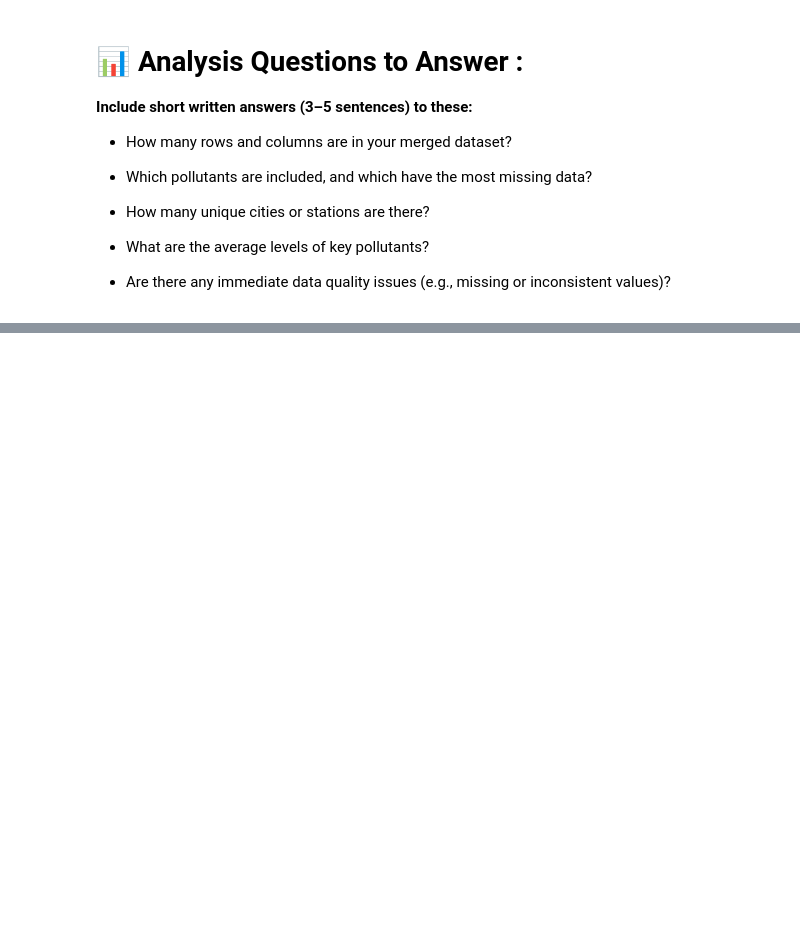
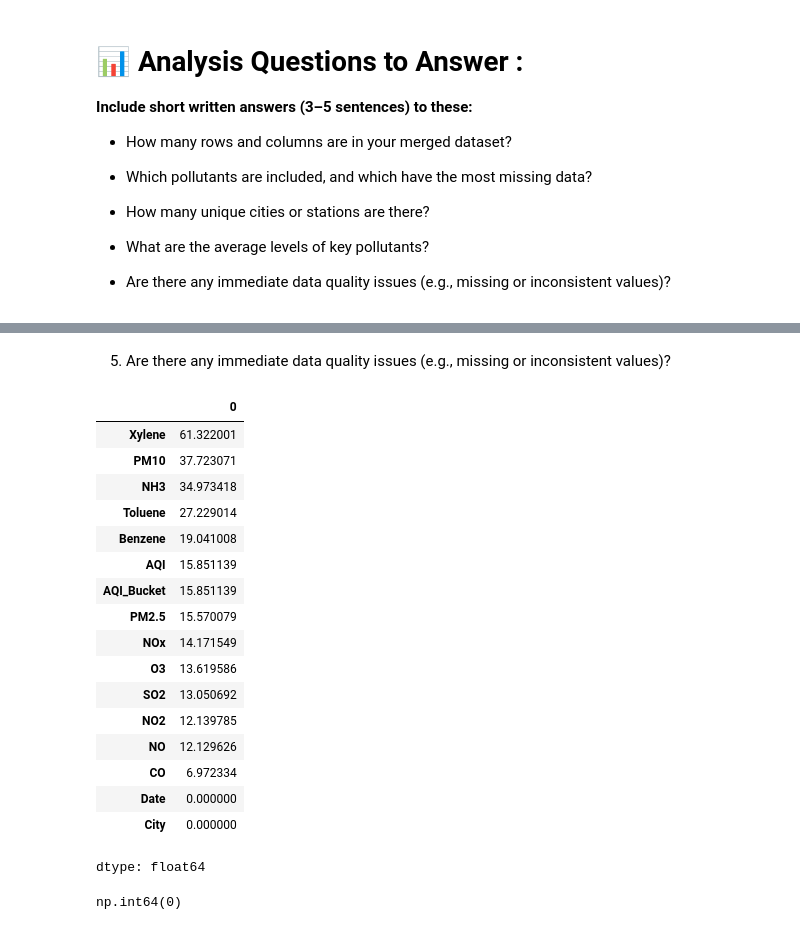
Before and after one commit to suryautharakumar/CMP7005_Programming_for_Data_Analysis, a Jupyter notebook: Week5_workshop4__Pandas_Part2.ipynb, the cells around one changed output, grey strips where cells are left out. Drawn from its saved outputs; the diff is of its cells as text; code cells hidden in the pictures; blank space fills up the shorter version.

```diff
--- a/Week5_workshop4__Pandas_Part2.ipynb
+++ b/Week5_workshop4__Pandas_Part2.ipynb
@@ -140,7 +132,0 @@ drive_path = '/content/drive/MyDrive/Semester1_25/Beijing air quality'
-# %%
-dataframes = []
-for filename in os.listdir(drive_path):
-    if filename.endswith('.csv'):  # Check if the file is a CSV file
-        file_path = os.path.join(drive_path, filename)
-        df = pd.read_csv(file_path)  # Read the CSV file into a DataFrame
-        dataframes.append(df)  # Add the DataFrame to the list
@@ -323,0 +325,32 @@ display(missing_values.style.background_gradient(cmap='Reds'))
+# %% [markdown]
+5. Are there any immediate data quality issues (e.g., missing or inconsistent values)?
+# %%
+# Count of missing values per column
+df.isnull().sum()
+
+# Percentage of missing values per column
+(df.isnull().mean() * 100).sort_values(ascending=False)
+# %% [output]
+|  | 0 |
+| Xylene | 61.322001 |
+| PM10 | 37.723071 |
+| NH3 | 34.973418 |
+| Toluene | 27.229014 |
+| Benzene | 19.041008 |
+| AQI | 15.851139 |
+| AQI_Bucket | 15.851139 |
+| PM2.5 | 15.570079 |
+| NOx | 14.171549 |
+| O3 | 13.619586 |
+| SO2 | 13.050692 |
+| NO2 | 12.139785 |
+| NO | 12.129626 |
+| CO | 6.972334 |
+| Date | 0.000000 |
+| City | 0.000000 |
+dtype: float64
+# %%
+# Count duplicates
+df.duplicated().sum()
+# %% [output]
+np.int64(0)
```
Also changed, not shown: parts of 21 cells of this notebook.
